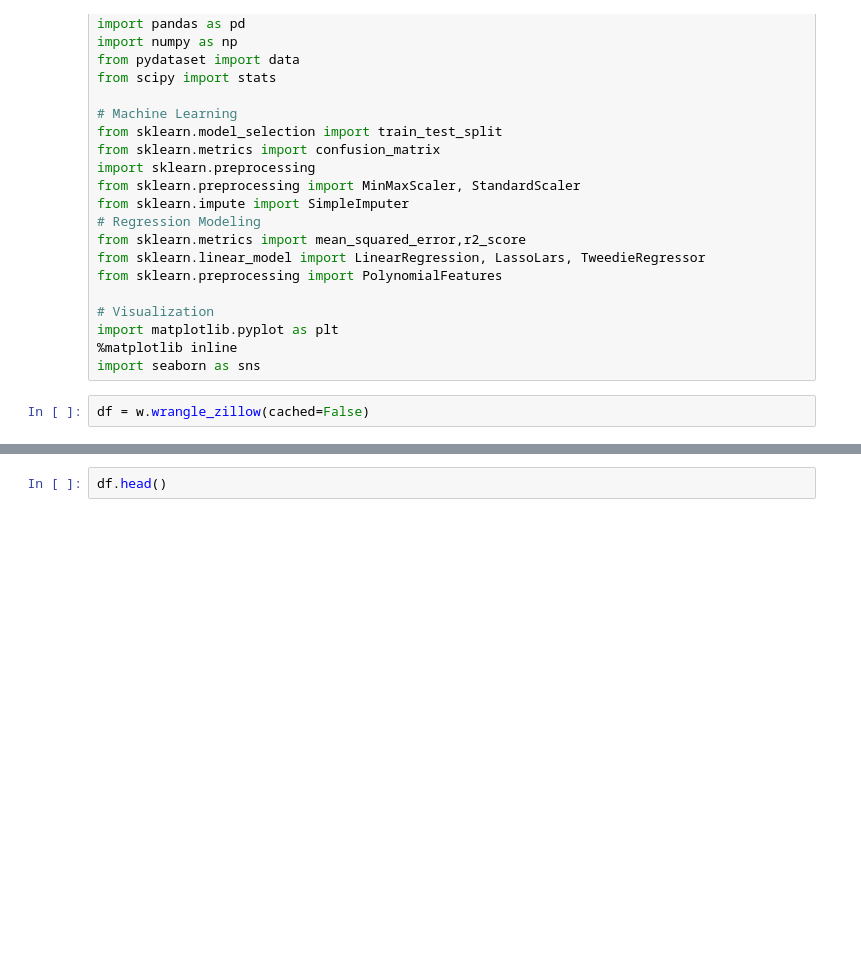
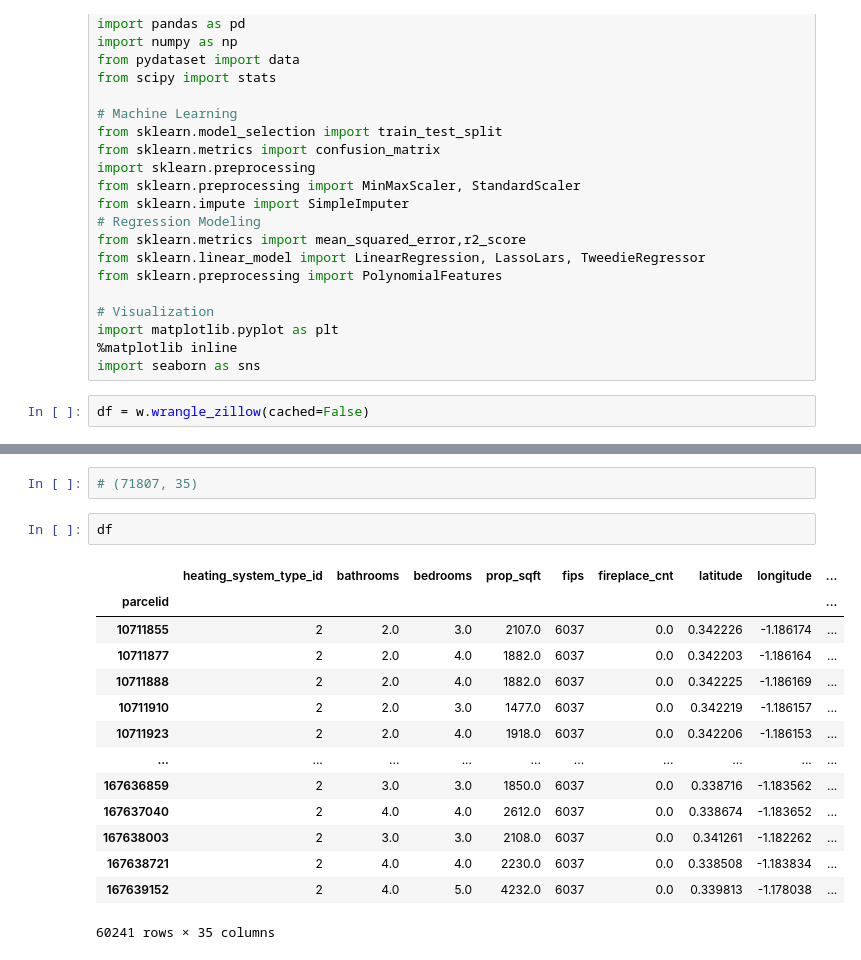
Before and after one commit to matt-and-alicia/zillow-clustering-project, a Jupyter notebook: matts_explore.ipynb, the cells around one changed output, grey strips where cells are left out. Saved outputs shown, nothing was run; the diff lists cells and outputs as text; blank space fills up the shorter version.

```diff
--- a/matts_explore.ipynb
+++ b/matts_explore.ipynb
@@ -37,2 +37,19 @@ df.shape
+# %%
+# (71807, 35)
 # %%
-df.head()
+df
+# %% [output]
+|  | heating_system_type_id | bathrooms | bedrooms | prop_sqft | fips | fireplace_cnt | latitude | longitude | ... |
+| parcelid |  |  |  |  |  |  |  |  | ... |
+| 10711855 | 2 | 2.0 | 3.0 | 2107.0 | 6037 | 0.0 | 0.342226 | -1.186174 | ... |
+| 10711877 | 2 | 2.0 | 4.0 | 1882.0 | 6037 | 0.0 | 0.342203 | -1.186164 | ... |
+| 10711888 | 2 | 2.0 | 4.0 | 1882.0 | 6037 | 0.0 | 0.342225 | -1.186169 | ... |
+| 10711910 | 2 | 2.0 | 3.0 | 1477.0 | 6037 | 0.0 | 0.342219 | -1.186157 | ... |
+| 10711923 | 2 | 2.0 | 4.0 | 1918.0 | 6037 | 0.0 | 0.342206 | -1.186153 | ... |
+| ... | ... | ... | ... | ... | ... | ... | ... | ... | ... |
+| 167636859 | 2 | 3.0 | 3.0 | 1850.0 | 6037 | 0.0 | 0.338716 | -1.183562 | ... |
+| 167637040 | 2 | 4.0 | 4.0 | 2612.0 | 6037 | 0.0 | 0.338674 | -1.183652 | ... |
+| 167638003 | 2 | 3.0 | 3.0 | 2108.0 | 6037 | 0.0 | 0.341261 | -1.182262 | ... |
+| 167638721 | 2 | 4.0 | 4.0 | 2230.0 | 6037 | 0.0 | 0.338508 | -1.183834 | ... |
+| 167639152 | 2 | 4.0 | 5.0 | 4232.0 | 6037 | 0.0 | 0.339813 | -1.178038 | ... |
+60241 rows × 35 columns
```
Also changed, not shown: parts of 6 cells of this notebook, 2 other files.
